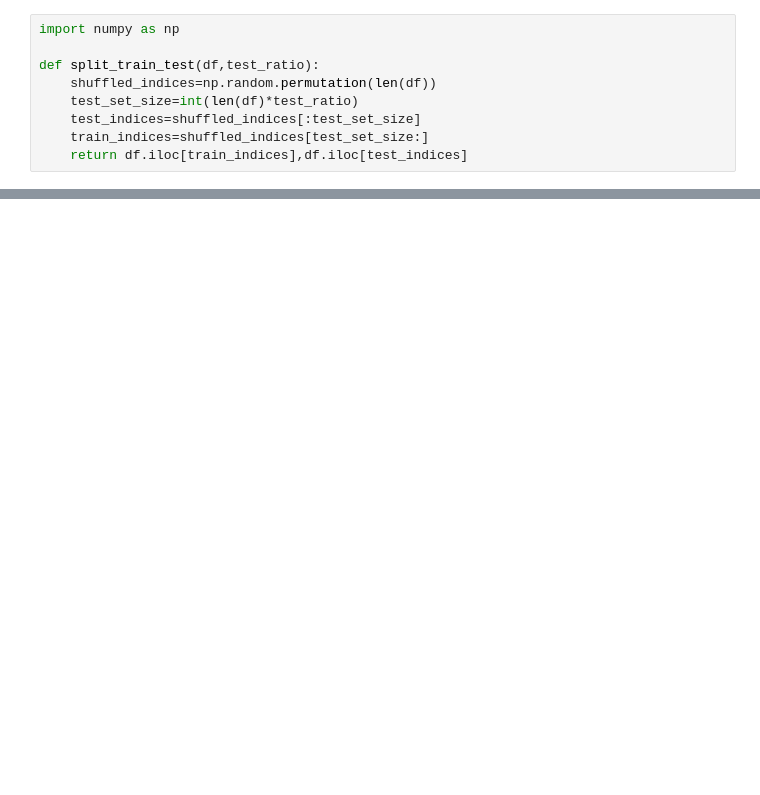
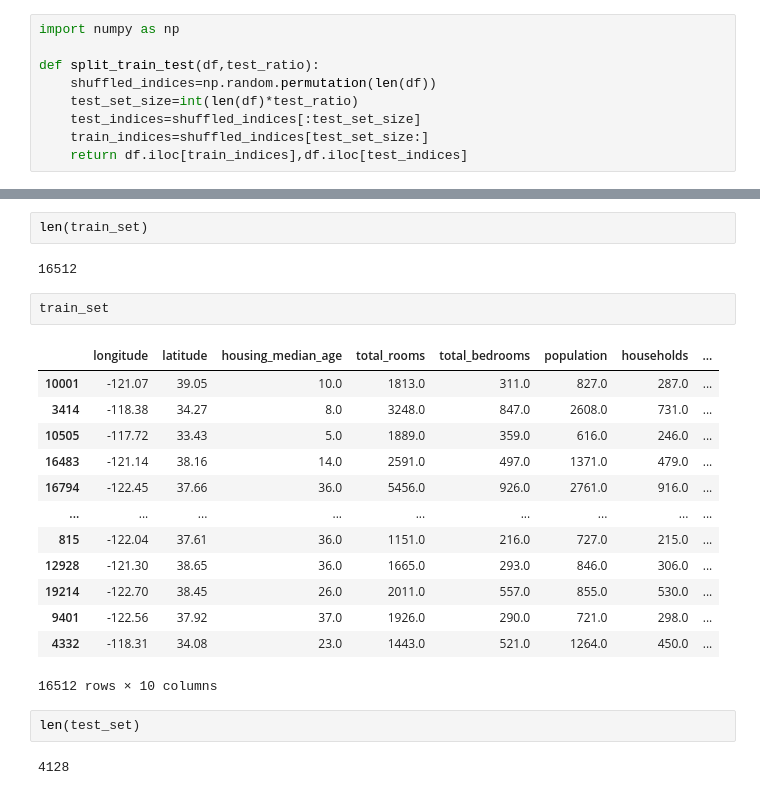
Before and after one commit to AbdoulTDG/python_ml, a Jupyter notebook: Projet_ML.ipynb, the cells around one changed output, grey strips where cells are left out. Cells and saved outputs as stored; diff of their text form; blank space fills up the shorter version.

```diff
--- a/Projet_ML.ipynb
+++ b/Projet_ML.ipynb
@@ -137,0 +126,24 @@ train_set,test_set=split_train_test(df,0.2)
+# %%
+len(train_set)
+# %% [output]
+16512
+# %%
+train_set
+# %% [output]
+|  | longitude | latitude | housing_median_age | total_rooms | total_bedrooms | population | households | ... |
+| 10001 | -121.07 | 39.05 | 10.0 | 1813.0 | 311.0 | 827.0 | 287.0 | ... |
+| 3414 | -118.38 | 34.27 | 8.0 | 3248.0 | 847.0 | 2608.0 | 731.0 | ... |
+| 10505 | -117.72 | 33.43 | 5.0 | 1889.0 | 359.0 | 616.0 | 246.0 | ... |
+| 16483 | -121.14 | 38.16 | 14.0 | 2591.0 | 497.0 | 1371.0 | 479.0 | ... |
+| 16794 | -122.45 | 37.66 | 36.0 | 5456.0 | 926.0 | 2761.0 | 916.0 | ... |
+| ... | ... | ... | ... | ... | ... | ... | ... | ... |
+| 815 | -122.04 | 37.61 | 36.0 | 1151.0 | 216.0 | 727.0 | 215.0 | ... |
+| 12928 | -121.30 | 38.65 | 36.0 | 1665.0 | 293.0 | 846.0 | 306.0 | ... |
+| 19214 | -122.70 | 38.45 | 26.0 | 2011.0 | 557.0 | 855.0 | 530.0 | ... |
+| 9401 | -122.56 | 37.92 | 37.0 | 1926.0 | 290.0 | 721.0 | 298.0 | ... |
+| 4332 | -118.31 | 34.08 | 23.0 | 1443.0 | 521.0 | 1264.0 | 450.0 | ... |
+16512 rows × 10 columns
+# %%
+len(test_set)
+# %% [output]
+4128
```
Also changed, not shown: parts of 27 cells of this notebook.
